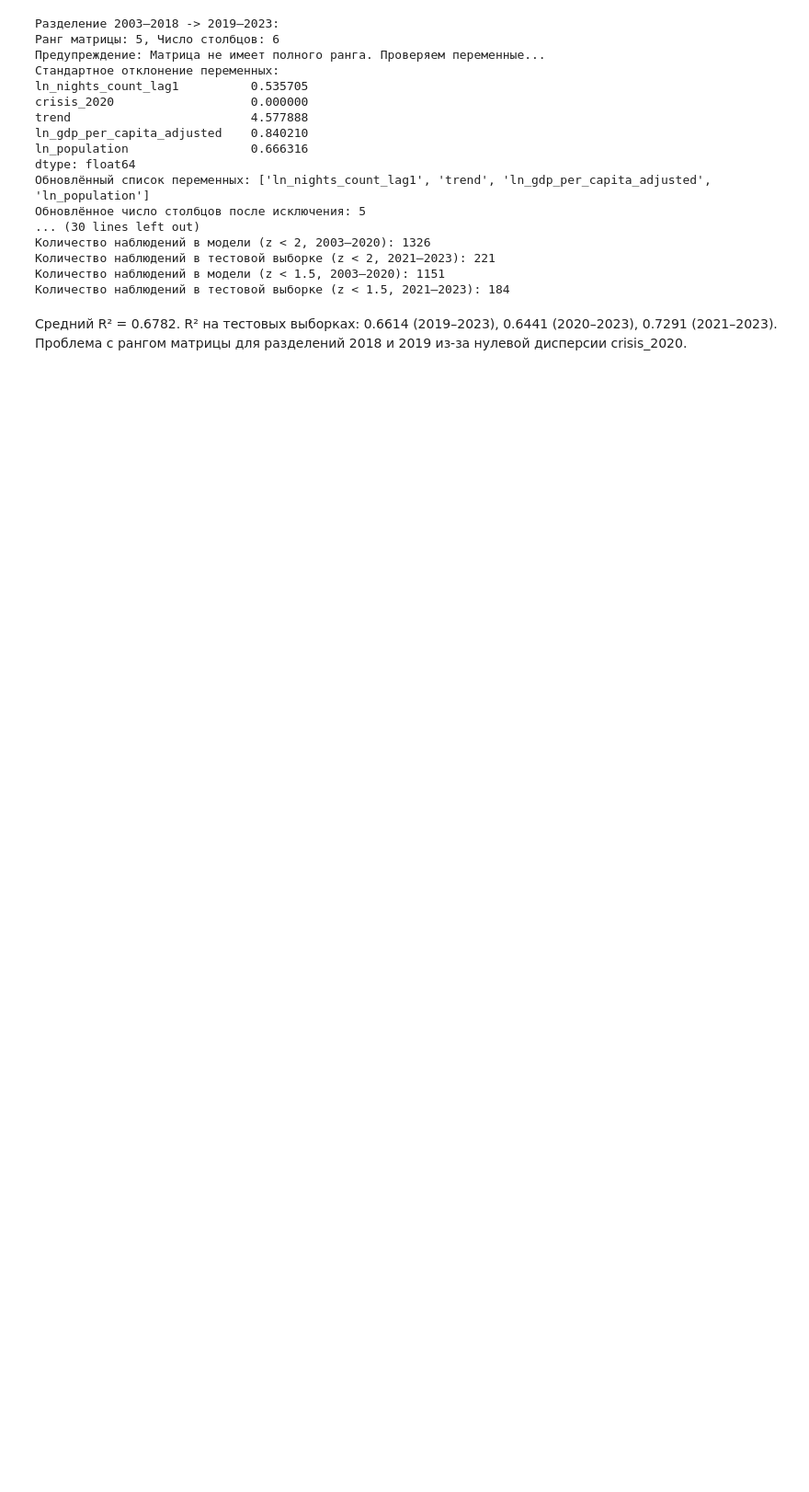
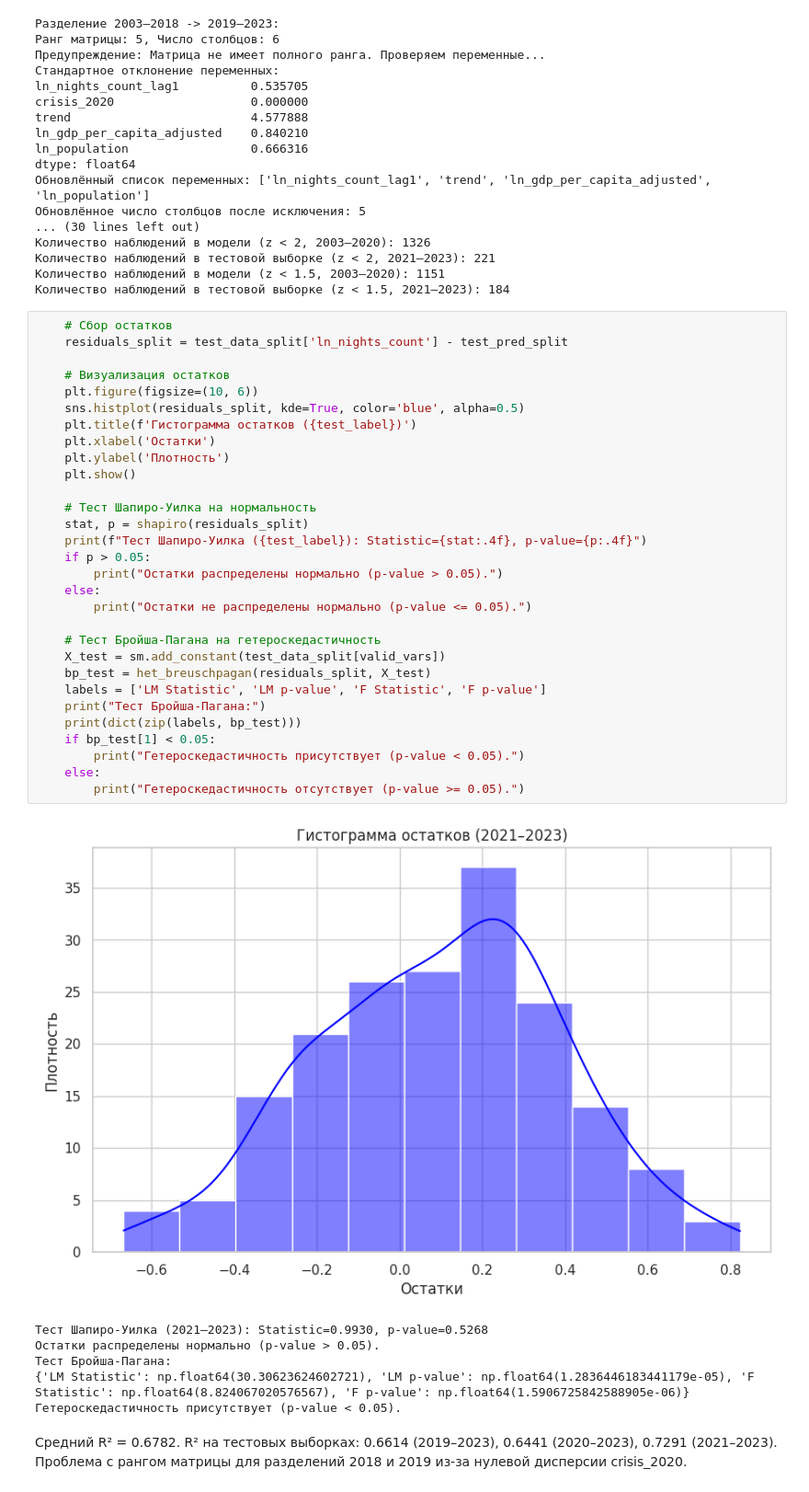
Before and after one commit to JannaBabicheva/Tour-region-econometrics, a Jupyter notebook: Бабичева_Жанна_К___вариант_2.ipynb, the cells around one changed output. Shown at 92% size. Saved outputs shown, nothing was run; the diff lists cells and outputs as text; blank space fills up the shorter version.

```diff
--- a/Бабичева_Жанна_К___вариант_2.ipynb
+++ b/Бабичева_Жанна_К___вариант_2.ipynb
@@ -1376,6 +1405,43 @@ dtype: float64
 Количество наблюдений в тестовой выборке (z < 2, 2021–2023): 221
 Количество наблюдений в модели (z < 1.5, 2003–2020): 1151
 Количество наблюдений в тестовой выборке (z < 1.5, 2021–2023): 184
+# %%
+    # Сбор остатков
+    residuals_split = test_data_split['ln_nights_count'] - test_pred_split
+
+    # Визуализация остатков
+    plt.figure(figsize=(10, 6))
+    sns.histplot(residuals_split, kde=True, color='blue', alpha=0.5)
+    plt.title(f'Гистограмма остатков ({test_label})')
+    plt.xlabel('Остатки')
+    plt.ylabel('Плотность')
+    plt.show()
+
+    # Тест Шапиро-Уилка на нормальность
+    stat, p = shapiro(residuals_split)
+    print(f"Тест Шапиро-Уилка ({test_label}): Statistic={stat:.4f}, p-value={p:.4f}")
+    if p > 0.05:
+        print("Остатки распределены нормально (p-value > 0.05).")
+    else:
+        print("Остатки не распределены нормально (p-value <= 0.05).")
+
+    # Тест Бройша-Пагана на гетероскедастичность
+    X_test = sm.add_constant(test_data_split[valid_vars])
+    bp_test = het_breuschpagan(residuals_split, X_test)
+    labels = ['LM Statistic', 'LM p-value', 'F Statistic', 'F p-value']
+    print("Тест Бройша-Пагана:")
+    print(dict(zip(labels, bp_test)))
+    if bp_test[1] < 0.05:
+        print("Гетероскедастичность присутствует (p-value < 0.05).")
+    else:
+        print("Гетероскедастичность отсутствует (p-value >= 0.05).")
+# %% [output]
+[figure, added]
+Тест Шапиро-Уилка (2021–2023): Statistic=0.9930, p-value=0.5268
+Остатки распределены нормально (p-value > 0.05).
+Тест Бройша-Пагана:
+{'LM Statistic': np.float64(30.30623624602721), 'LM p-value': np.float64(1.2836446183441179e-05), 'F Statistic': np.float64(8.824067020576567), 'F p-value': np.float64(1.5906725842588905e-06)}
+Гетероскедастичность присутствует (p-value < 0.05).
 # %% [markdown]
 Средний R² = 0.6782. R² на тестовых выборках: 0.6614 (2019–2023), 0.6441 (2020–2023), 0.7291 (2021–2023). Проблема с рангом матрицы для разделений 2018 и 2019 из-за нулевой дисперсии crisis_2020.
 # %% [markdown]
```
Also changed, not shown: parts of 15 cells of this notebook.
